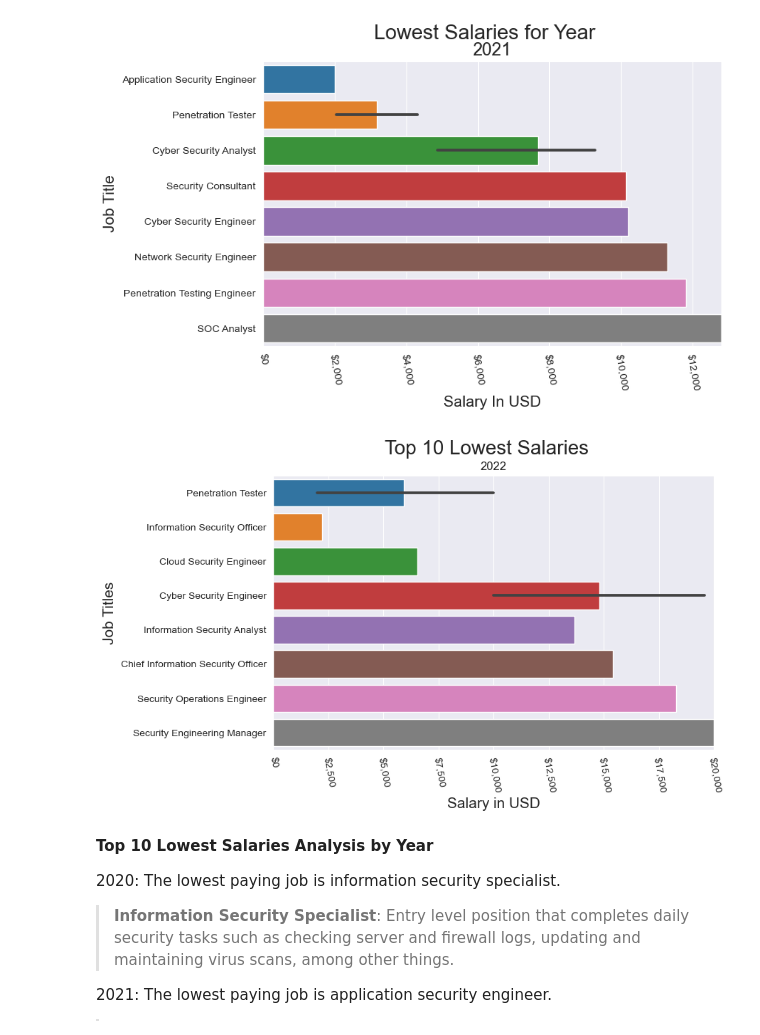
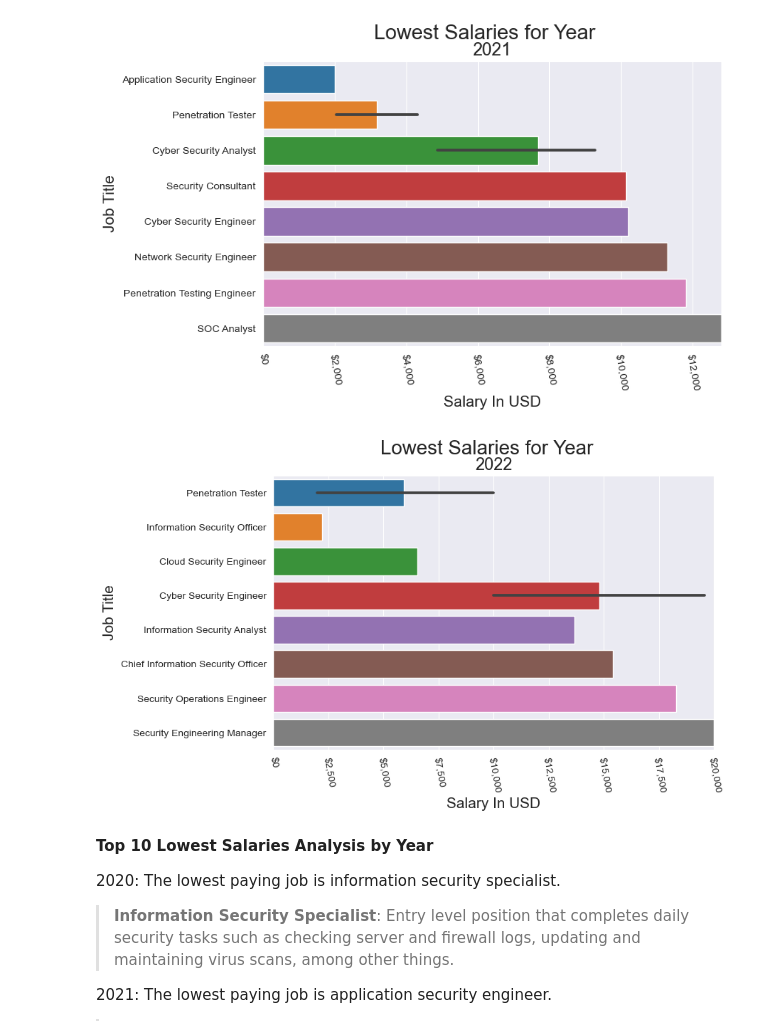
Before and after one commit to SantosAbimaelRomero/Cyber-Security-Salaries, a Jupyter notebook: Cyber Security Salary Presentation.ipynb, the cells around one changed output. Drawn from its saved outputs; the diff is of its cells as text; code cells hidden in the pictures.

```diff
--- a/Cyber Security Salary Presentation.ipynb
+++ b/Cyber Security Salary Presentation.ipynb
@@ -386,9 +390,9 @@ class_df2021.low_job_title()
 # %% [output]
 [figure]
 # %%
-low_10(df_2022, 'job_title', 'salary_in_usd')
+class_df2022.low_job_title()
 # %% [output]
-[figure, old version]
+[figure, new version]
 # %% [markdown]
 **Top 10 Lowest Salaries Analysis by Year**
 
```
Also changed, not shown: parts of 29 cells of this notebook.
